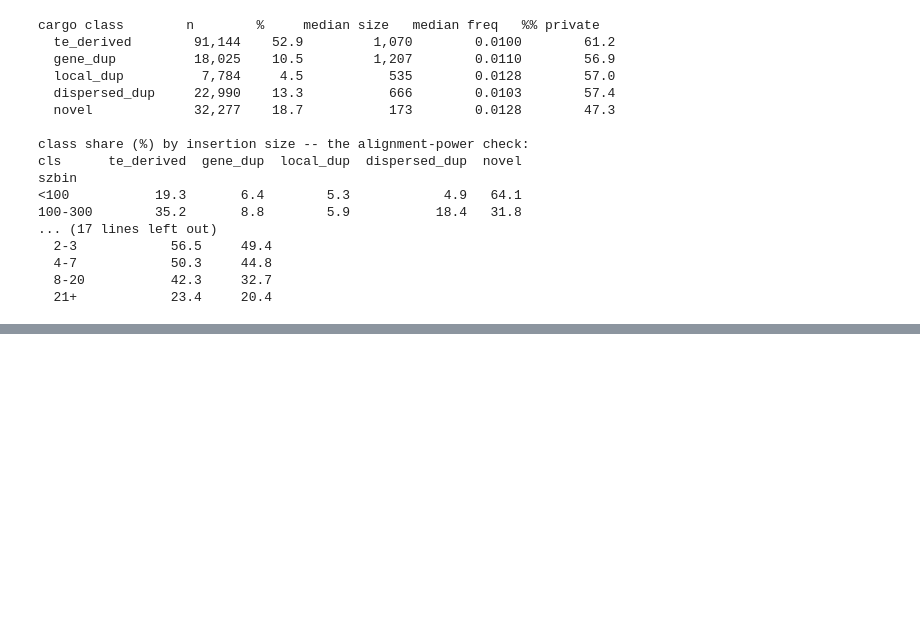
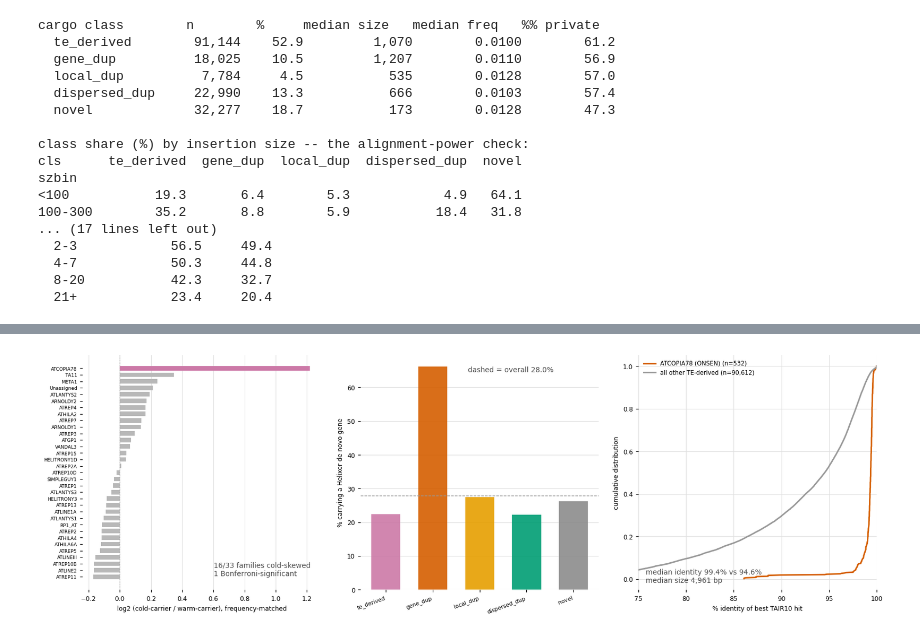
Before and after one commit to Tatianabellagio/kMate, a Jupyter notebook: analysis/grenenet_selection/notebooks/sv_insertion_content.ipynb, the cells around one changed output, grey strips where cells are left out. Cells and saved outputs as stored; diff of their text form; code cells hidden in the pictures; blank space fills up the shorter version.

```diff
--- a/analysis/grenenet_selection/notebooks/sv_insertion_content.ipynb
+++ b/analysis/grenenet_selection/notebooks/sv_insertion_content.ipynb
@@ -444,0 +519,65 @@ szbin
+# %%
+
+L["cls"]=L.key.map(D.set_index("key").cls)   # D gained `cls` in section 4, after L was built
+
+TEB=D[D.cls=="te_derived"]
+sub=TEB[TEB.carrier_grp!="mid"]
+base=(sub.carrier_grp=="cold-carrier").mean()
+ct=pd.crosstab(sub.family,sub.carrier_grp)
+ct=ct[ct.sum(axis=1)>=300]
+ct["p"]=[stats.binomtest(int(r[0]),int(r[0]+r[1]),base).pvalue
+         for r in ct[["cold-carrier","warm-carrier"]].itertuples(index=False)]
+ct["p_bonf"]=(ct.p*len(ct)).clip(upper=1)
+ct["log2_cw"]=np.log2((ct["cold-carrier"]+1)/(ct["warm-carrier"]+1))
+ct=ct.sort_values("log2_cw")
+
+fig,ax=plt.subplots(1,3,figsize=(15,4.8))
+
+# A -- is the cold excess carried by particular families, or is it broad?
+style(ax[0],axis="x")
+sig=ct.p_bonf<0.05
+ax[0].barh(np.arange(len(ct)),ct.log2_cw.values,height=0.7,linewidth=0,
+           color=np.where(sig,"#CC79A7","0.72"))
+ax[0].axvline(0,color=ZERO,lw=0.8,ls=":")
+ax[0].set_yticks(np.arange(len(ct))); ax[0].set_yticklabels(ct.index,fontsize=6)
+ax[0].set_xlabel("log2 (cold-carrier / warm-carrier), frequency-matched")
+stat(ax[0],f"{int((ct.log2_cw>0).sum())}/{len(ct)} families cold-skewed\n"
+           f"{int(sig.sum())} Bonferroni-significant",loc=(0.55,0.06))
+
+# B -- the TE discount on the Helixer de novo gene rate
+style(ax[1],axis="y")
+hx=L.groupby("cls").helixer_hit.mean().reindex(CARGO)*100
+ax[1].bar(np.arange(len(CARGO)),hx.values,width=0.62,
+          color=[KCOL[c] for c in CARGO],alpha=0.9,linewidth=0)
+ax[1].axhline(100*L.helixer_hit.mean(),color=ZERO,lw=0.9,ls="--")
+ax[1].set_xticks(np.arange(len(CARGO)))
+ax[1].set_xticklabels(CARGO,fontsize=7,rotation=20,ha="right")
+ax[1].set_ylabel("% carrying a Helixer de novo gene")
+stat(ax[1],f"dashed = overall {100*L.helixer_hit.mean():.1f}%",loc=(0.45,0.93))
+
+# C -- ATCOPIA78/ONSEN against the rest of the TE cargo
+style(ax[2])
+for nm,msk,c in (("ATCOPIA78 (ONSEN)",TEB.family=="ATCOPIA78","#D55E00"),
+                 ("all other TE-derived",TEB.family!="ATCOPIA78","0.6")):
+    v=np.sort(TEB.loc[msk&TEB.pident.notna(),"pident"].values)
+    ax[2].plot(v,np.arange(1,v.size+1)/v.size,color=c,lw=1.9,label=f"{nm} (n={v.size:,})")
+ax[2].set_xlabel("% identity of best TAIR10 hit"); ax[2].set_ylabel("cumulative distribution")
+ax[2].set_xlim(75,100); ax[2].legend(frameon=False,fontsize=7.5,loc="upper left")
+o=TEB[TEB.family=="ATCOPIA78"]
+stat(ax[2],f"median identity {o.pident.median():.1f}% vs {TEB.loc[TEB.family!='ATCOPIA78','pident'].median():.1f}%\n"
+           f"median size {o['size'].median():,.0f} bp")
+fig.tight_layout(); fig.savefig(f"{G}/plots/ins_te_families.png",dpi=130,bbox_inches="tight"); plt.show()
+
+print(f"per-family cold/warm, frequency-matched (base cold fraction {base:.3f}, families with n>=300):")
+print(f"  cold-skewed {int((ct.log2_cw>0).sum())}/{len(ct)} -- a coin flip, so the excess is broad-based")
+print(f"  Bonferroni-significant: {int(sig.sum())}")
+print(ct.loc[sig,["cold-carrier","warm-carrier","log2_cw","p_bonf"]].round(4).to_string())
+print("\nHelixer de novo gene rate by cargo class (lifted only):")
+print((L.groupby("cls").agg(n=("helixer_hit","size"),pct=("helixer_hit",lambda s:100*s.mean()))
+       .reindex(CARGO).round(1)).to_string())
+print(f"\n  overall {100*L.helixer_hit.mean():.1f}%  |  excluding te_derived "
+      f"{100*L.loc[L.cls!='te_derived','helixer_hit'].mean():.1f}%")
+print(f"\nATCOPIA78 (ONSEN): n={len(o):,}, median identity {o.pident.median():.1f}%, "
+      f"median size {o['size'].median():,.0f} bp, median freq {o.freq.median():.4f}")
+# %% [output]
+[figure, added]
```
Also changed, not shown: parts of 6 cells of this notebook, 3 other files.
